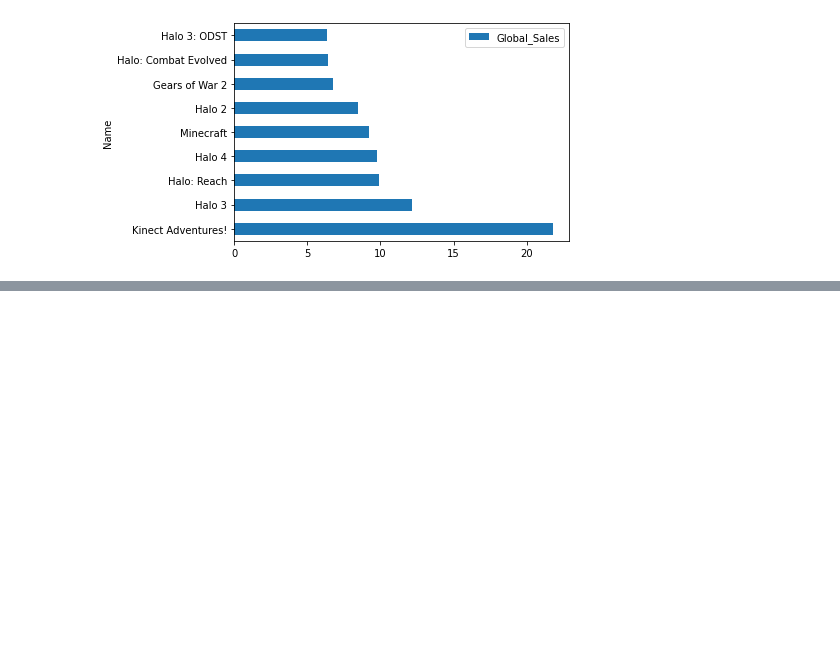
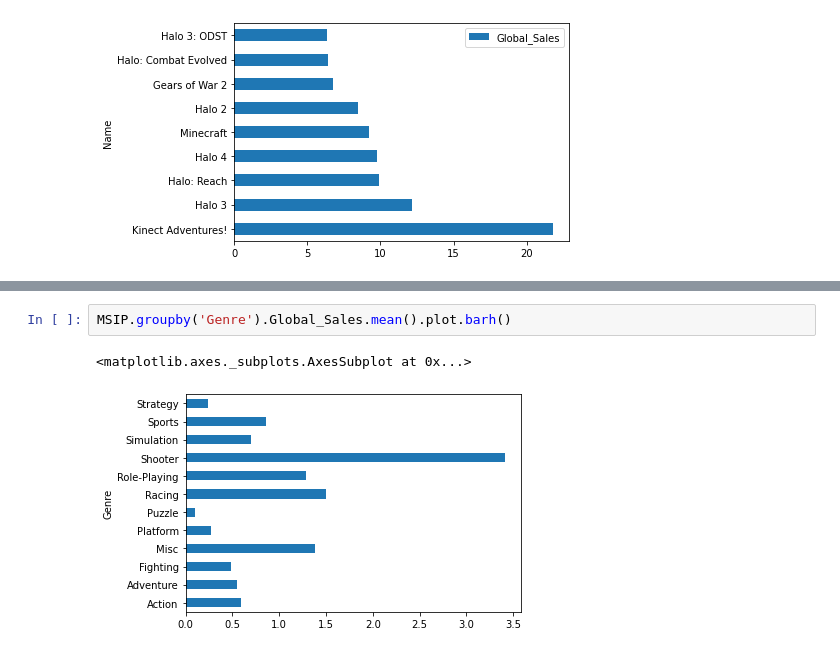
Before and after one commit to ykfarhan/state-of-box-office-analysis, a Jupyter notebook: Cleaning vgdata.ipynb, the cells around one changed output, grey strips where cells are left out. Drawn from its saved outputs; the diff is of its cells as text; blank space fills up the shorter version.

Commit message:
added graph

```diff
--- a/Cleaning vgdata.ipynb
+++ b/Cleaning vgdata.ipynb
@@ -73,0 +71,5 @@ MSIP[0:9].plot.barh('Name','Global_Sales')
+# %%
+MSIP.groupby('Genre').Global_Sales.mean().plot.barh()
+# %% [output]
+<matplotlib.axes._subplots.AxesSubplot at 0x...>
+[figure, added]
```
Also changed, not shown: parts of 1 cell of this notebook.
